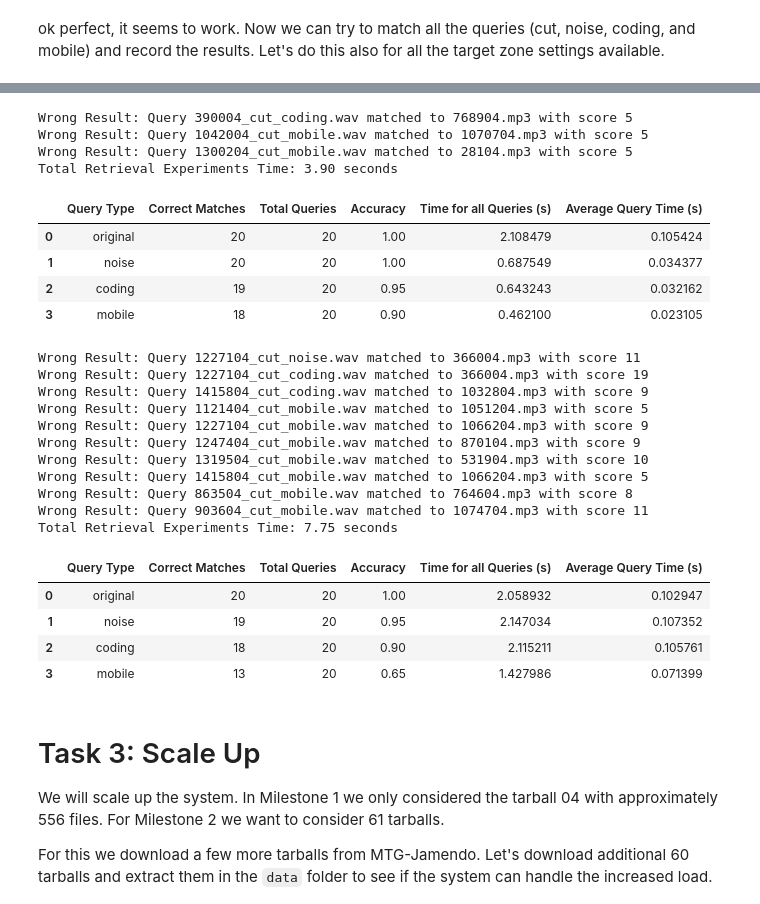
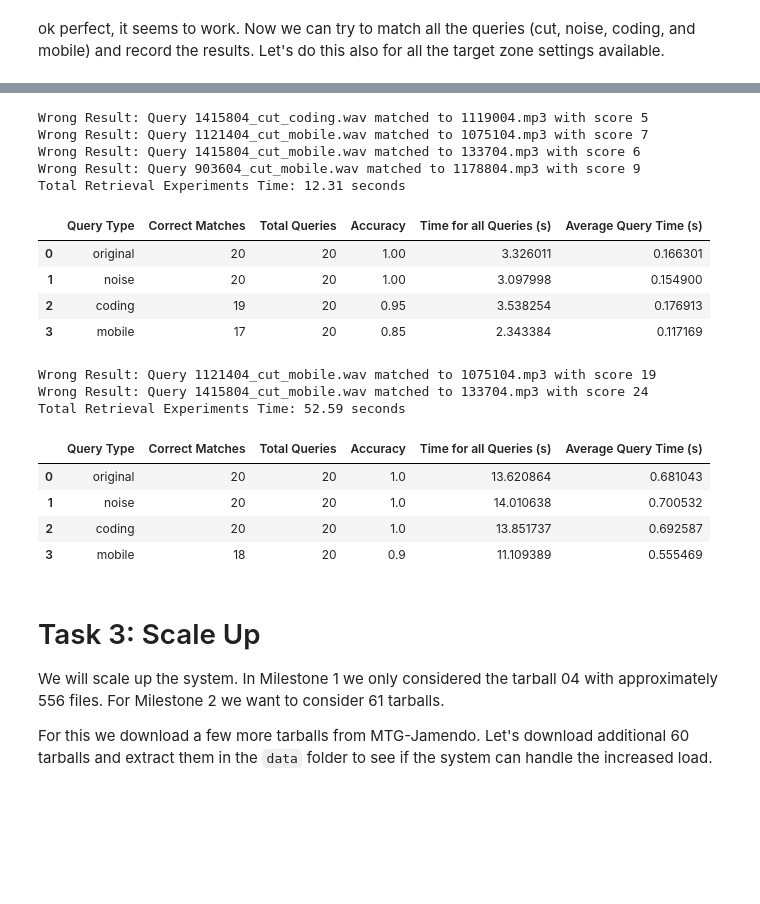
Before and after one commit to Lutu-gl/AudioID-Retrieval, a Jupyter notebook: notebooks/04_audio_retrieval_MS2.ipynb, the cells around one changed output, grey strips where cells are left out. Cells and saved outputs as stored; diff of their text form; code cells hidden in the pictures; blank space fills up the shorter version.

```diff
--- a/notebooks/04_audio_retrieval_MS2.ipynb
+++ b/notebooks/04_audio_retrieval_MS2.ipynb
@@ -562,20 +551,6 @@ Let's do this also for all the target zone settings available.
 from pandas import DataFrame
 
 def compute_all_hashes_for_queries(query_constellation_maps, target_zones):
-    """
-    Compute hashes for all queries across all target zones.
-
-    Parameters:
-    - query_constellation_maps (dict): Dictionary of query constellation maps by type.
-                                        Example: {"original": {...}, "noise": {...}, ...}
-    - target_zones (list): List of target zone configurations.
-                           Example: [(5, 10), (10, 5), (10, 10), (5, 5)]
-    - exclusion_zone (int): Minimum time frames to skip after the anchor point.
-
-    Returns:
-    - all_hashes (dict): Nested dictionary containing hashes for each query and target zone.
-                         Example: {target_zone: {"original": {query_name: hashes, ...}, ...}, ...}
-    """
     all_hashes = {}
     for target_zone in target_zones:
         target_zone_hashes = {}
@@ -590,7 +565,7 @@ def compute_all_hashes_for_queries(query_constellation_maps, target_zones):
     return all_hashes
 
 
-def perform_retrieval_experiments(all_query_hashes, db_hash_index, threshold=5, max_workers=4):
+def perform_retrieval_experiments(all_query_hashes, db_hash_index, threshold=0, max_workers=4):
     """
     Perform retrieval experiments for a specific target zone.
 
@@ -623,9 +598,7 @@ def perform_retrieval_experiments(all_query_hashes, db_hash_index, threshold=5,
             query_time = time.perf_counter() - query_start_time
 
             # Check if the match is correct
-
-            if result["track_id"]:
-                is_correct = result["track_id"].split('.')[0] == query_name.split('_')[0]
+            is_correct = result["track_id"].split('.')[0] == query_name.split('_')[0] if result["track_id"] else False
 
             if is_correct:
                 correct_matches += 1
@@ -751,45 +731,38 @@ Total Retrieval Experiments Time: 7.48 seconds
 results_tz2 = perform_retrieval_experiments(
     all_query_hashes=all_query_hashes[target_zones[2]['id']],
     db_hash_index=db_hash_index_tz2,
-    threshold=5
+    threshold=0
 )
 summary_table_tz2 = save_results_to_table(results_tz2)
 display(summary_table_tz2)
 # %% [output]
-Wrong Result: Query 390004_cut_coding.wav matched to 768904.mp3 with score 5
-Wrong Result: Query 1042004_cut_mobile.wav matched to 1070704.mp3 with score 5
-Wrong Result: Query 1300204_cut_mobile.wav matched to 28104.mp3 with score 5
-Total Retrieval Experiments Time: 3.90 seconds
+Wrong Result: Query 1415804_cut_coding.wav matched to 1119004.mp3 with score 5
+Wrong Result: Query 1121404_cut_mobile.wav matched to 1075104.mp3 with score 7
+Wrong Result: Query 1415804_cut_mobile.wav matched to 133704.mp3 with score 6
+Wrong Result: Query 903604_cut_mobile.wav matched to 1178804.mp3 with score 9
+Total Retrieval Experiments Time: 12.31 seconds
 |  | Query Type | Correct Matches | Total Queries | Accuracy | Time for all Queries (s) | Average Query Time (s) |
-| 0 | original | 20 | 20 | 1.00 | 2.108479 | 0.105424 |
-| 1 | noise | 20 | 20 | 1.00 | 0.687549 | 0.034377 |
-| 2 | coding | 19 | 20 | 0.95 | 0.643243 | 0.032162 |
-| 3 | mobile | 18 | 20 | 0.90 | 0.462100 | 0.023105 |
+| 0 | original | 20 | 20 | 1.00 | 3.326011 | 0.166301 |
+| 1 | noise | 20 | 20 | 1.00 | 3.097998 | 0.154900 |
+| 2 | coding | 19 | 20 | 0.95 | 3.538254 | 0.176913 |
+| 3 | mobile | 17 | 20 | 0.85 | 2.343384 | 0.117169 |
 # %%
 results_tz3 = perform_retrieval_experiments(
     all_query_hashes=all_query_hashes[target_zones[3]['id']],
     db_hash_index=db_hash_index_tz3,
-    threshold=5
+    threshold=0
 )
 summary_table_tz3 = save_results_to_table(results_tz3)
 display(summary_table_tz3)
 # %% [output]
-Wrong Result: Query 1227104_cut_noise.wav matched to 366004.mp3 with score 11
-Wrong Result: Query 1227104_cut_coding.wav matched to 366004.mp3 with score 19
-Wrong Result: Query 1415804_cut_coding.wav matched to 1032804.mp3 with score 9
-Wrong Result: Query 1121404_cut_mobile.wav matched to 1051204.mp3 with score 5
-Wrong Result: Query 1227104_cut_mobile.wav matched to 1066204.mp3 with score 9
-Wrong Result: Query 1247404_cut_mobile.wav matched to 870104.mp3 with score 9
-Wrong Result: Query 1319504_cut_mobile.wav matched to 531904.mp3 with score 10
-Wrong Result: Query 1415804_cut_mobile.wav matched to 1066204.mp3 with score 5
-Wrong Result: Query 863504_cut_mobile.wav matched to 764604.mp3 with score 8
-Wrong Result: Query 903604_cut_mobile.wav matched to 1074704.mp3 with score 11
-Total Retrieval Experiments Time: 7.75 seconds
+Wrong Result: Query 1121404_cut_mobile.wav matched to 1075104.mp3 with score 19
+Wrong Result: Query 1415804_cut_mobile.wav matched to 133704.mp3 with score 24
+Total Retrieval Experiments Time: 52.59 seconds
 |  | Query Type | Correct Matches | Total Queries | Accuracy | Time for all Queries (s) | Average Query Time (s) |
-| 0 | original | 20 | 20 | 1.00 | 2.058932 | 0.102947 |
-| 1 | noise | 19 | 20 | 0.95 | 2.147034 | 0.107352 |
-| 2 | coding | 18 | 20 | 0.90 | 2.115211 | 0.105761 |
-| 3 | mobile | 13 | 20 | 0.65 | 1.427986 | 0.071399 |
+| 0 | original | 20 | 20 | 1.0 | 13.620864 | 0.681043 |
+| 1 | noise | 20 | 20 | 1.0 | 14.010638 | 0.700532 |
+| 2 | coding | 20 | 20 | 1.0 | 13.851737 | 0.692587 |
+| 3 | mobile | 18 | 20 | 0.9 | 11.109389 | 0.555469 |
 # %% [markdown]
 # Task 3: Scale Up
 We will scale up the system. In Milestone 1 we only considered the tarball 04 with approximately 556 files. For Milestone 2 we want to consider 61 tarballs.
```
Also changed, not shown: parts of 7 cells of this notebook.
